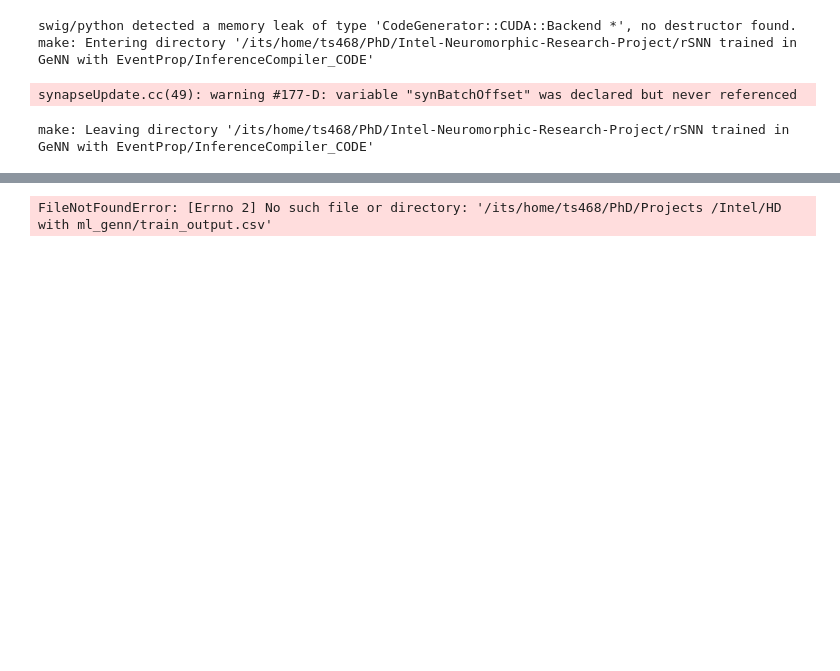
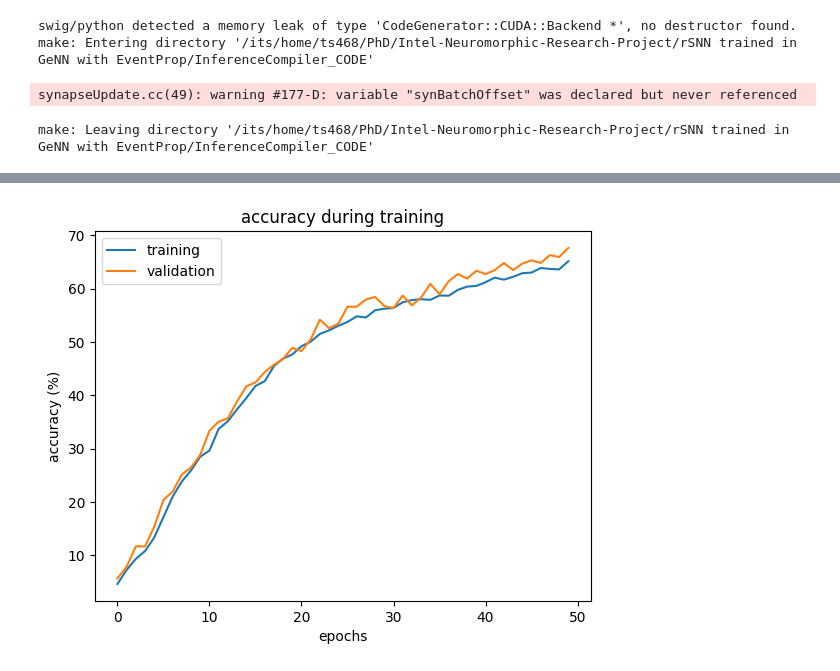
Before and after one commit to thomasshoesmith/Intel-Neuromorphic-Research-Project, a Jupyter notebook: rSNN trained in GeNN with EventProp/HD_eventprop.ipynb, the cells around one changed output, grey strips where cells are left out. Saved outputs shown, nothing was run; the diff lists cells and outputs as text; code cells hidden in the pictures; blank space fills up the shorter version.

```diff
--- a/rSNN trained in GeNN with EventProp/HD_eventprop.ipynb
+++ b/rSNN trained in GeNN with EventProp/HD_eventprop.ipynb
@@ -284,27 +284,27 @@ plt.show()
 # %%
-data = pd.read_csv("/its/home/ts468/PhD/Projects /Intel/HD with ml_genn/train_output.csv")
+data = pd.read_csv("/its/home/ts468/PhD/Intel-Neuromorphic-Research-Project/rSNN trained in GeNN with EventProp/train_output.csv")
 df = pd.DataFrame(data, columns=['accuracy'])
 
 accuracy = np.array(df)
 
 accuracy = accuracy * 100
 
 validation = []
 training = []
 
 for i in range(len(accuracy)):
     if i % 2 == 0:
         training.append(float(accuracy[i]))
     else:
         validation.append(float(accuracy[i]))
 
 
 plt.plot(training, label = "training")
 plt.plot(validation, label = "validation")
 plt.ylabel("accuracy (%)")
 plt.xlabel("epochs")
 plt.title("accuracy during training")
 plt.legend()
 plt.show()
 # %% [output]
-FileNotFoundError: [Errno 2] No such file or directory: '/its/home/ts468/PhD/Projects /Intel/HD with ml_genn/train_output.csv'
+[figure, added]
```
Also changed, not shown: parts of 4 cells of this notebook, 13 other files.
